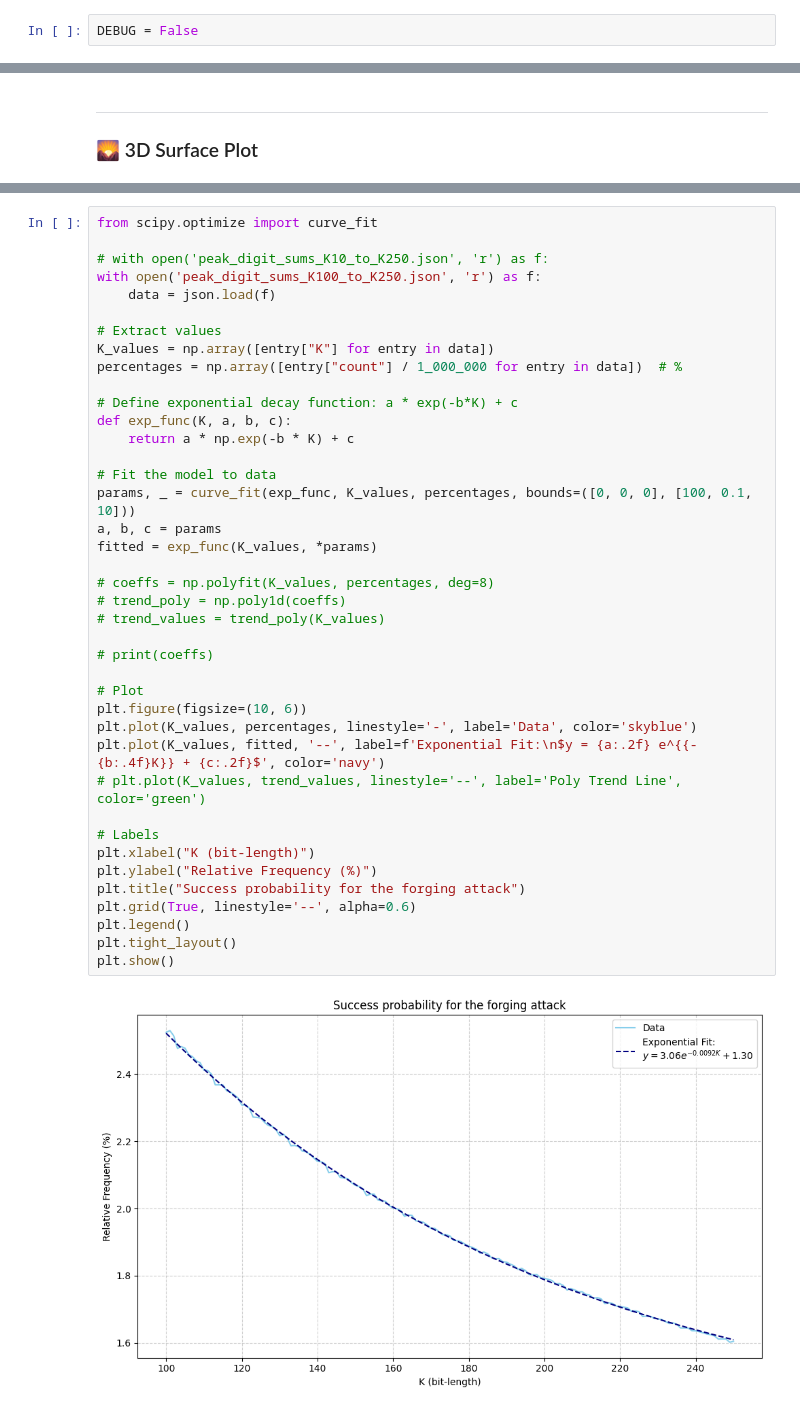
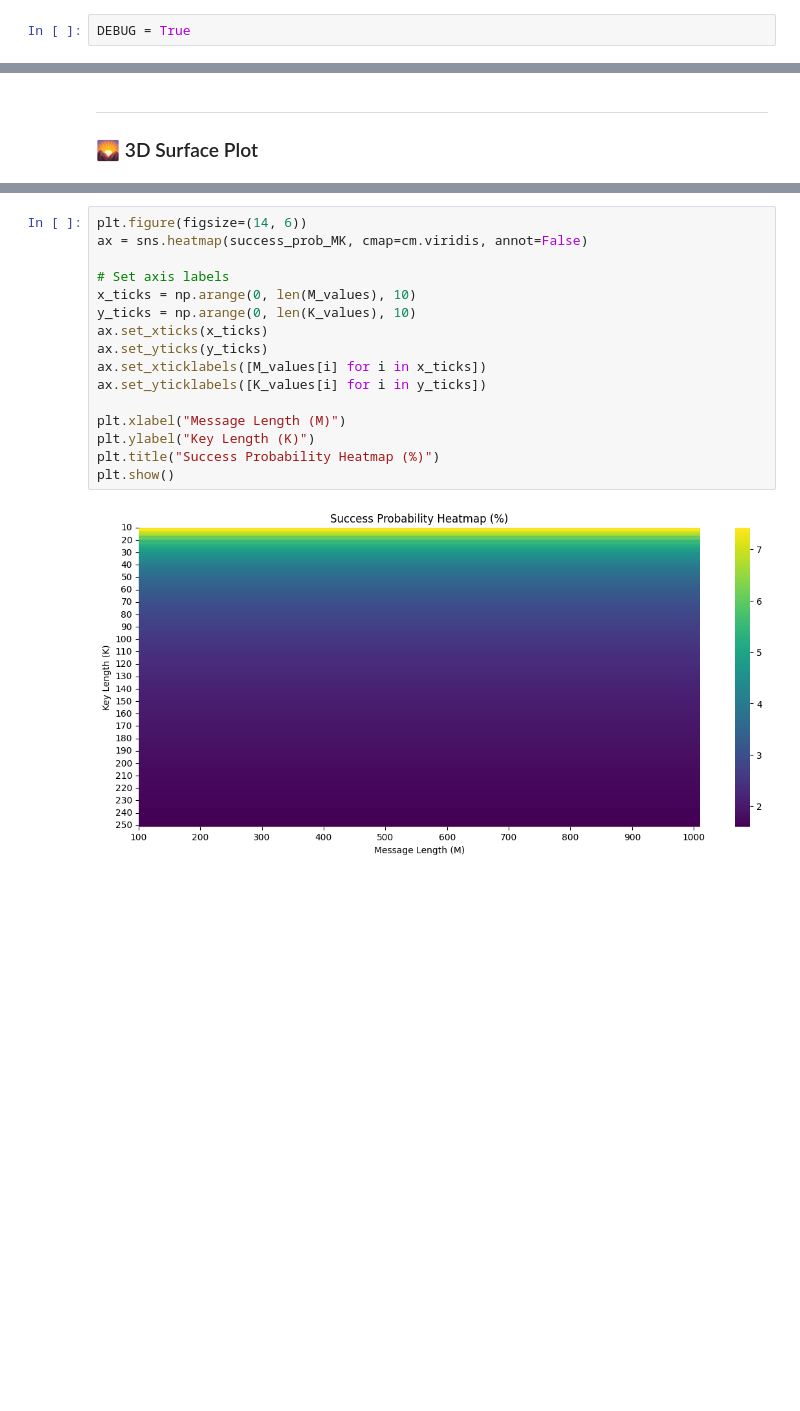
Before and after one commit to Symon02/Information-Security, a Jupyter notebook: lab3/lab3_solver.ipynb, the cells around one changed output, grey strips where cells are left out. Cells and saved outputs as stored; diff of their text form; blank space fills up the shorter version.

```diff
--- a/lab3/lab3_solver.ipynb
+++ b/lab3/lab3_solver.ipynb
@@ -1,7 +1,7 @@
 # %% [markdown]
 # Information Security - Lab 3
 # %%
-DEBUG = False
+DEBUG = True
 # %%
 import json
 
@@ -325,42 +441,18 @@ plt.show()
 # %%
-from scipy.optimize import curve_fit
+plt.figure(figsize=(14, 6))
+ax = sns.heatmap(success_prob_MK, cmap=cm.viridis, annot=False)
 
-# with open('peak_digit_sums_K10_to_K250.json', 'r') as f:
-with open('peak_digit_sums_K100_to_K250.json', 'r') as f:
-    data = json.load(f)
+# Set axis labels
+x_ticks = np.arange(0, len(M_values), 10)
+y_ticks = np.arange(0, len(K_values), 10)
+ax.set_xticks(x_ticks)
+ax.set_yticks(y_ticks)
+ax.set_xticklabels([M_values[i] for i in x_ticks])
+ax.set_yticklabels([K_values[i] for i in y_ticks])
 
-# Extract values
-K_values = np.array([entry["K"] for entry in data])
-percentages = np.array([entry["count"] / 1_000_000 for entry in data])  # %
-
-# Define exponential decay function: a * exp(-b*K) + c
-def exp_func(K, a, b, c):
-    return a * np.exp(-b * K) + c
-
-# Fit the model to data
-params, _ = curve_fit(exp_func, K_values, percentages, bounds=([0, 0, 0], [100, 0.1, 10]))
-a, b, c = params
-fitted = exp_func(K_values, *params)
-
-# coeffs = np.polyfit(K_values, percentages, deg=8)
-# trend_poly = np.poly1d(coeffs)
-# trend_values = trend_poly(K_values)
-
-# print(coeffs)
-
-# Plot
-plt.figure(figsize=(10, 6))
-plt.plot(K_values, percentages, linestyle='-', label='Data', color='skyblue')
-plt.plot(K_values, fitted, '--', label=f'Exponential Fit:\n$y = {a:.2f} e^{{-{b:.4f}K}} + {c:.2f}$', color='navy')
-# plt.plot(K_values, trend_values, linestyle='--', label='Poly Trend Line', color='green')
-
-# Labels
-plt.xlabel("K (bit-length)")
-plt.ylabel("Relative Frequency (%)")
-plt.title("Success probability for the forging attack")
-plt.grid(True, linestyle='--', alpha=0.6)
-plt.legend()
-plt.tight_layout()
+plt.xlabel("Message Length (M)")
+plt.ylabel("Key Length (K)")
+plt.title("Success Probability Heatmap (%)")
 plt.show()
 # %% [output]
-[figure, old version]
+[figure, new version]
```
Also changed, not shown: parts of 9 cells of this notebook.
